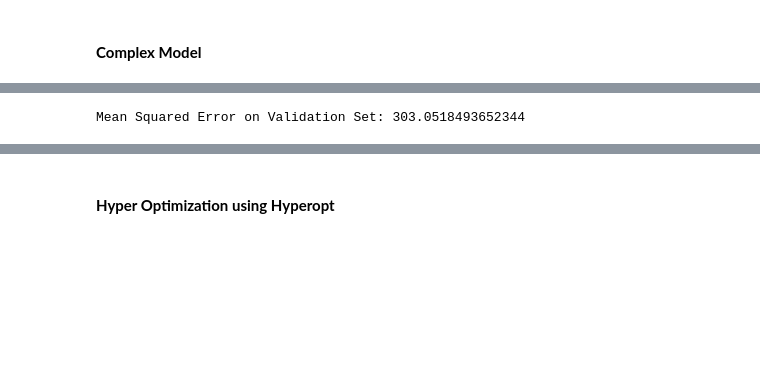
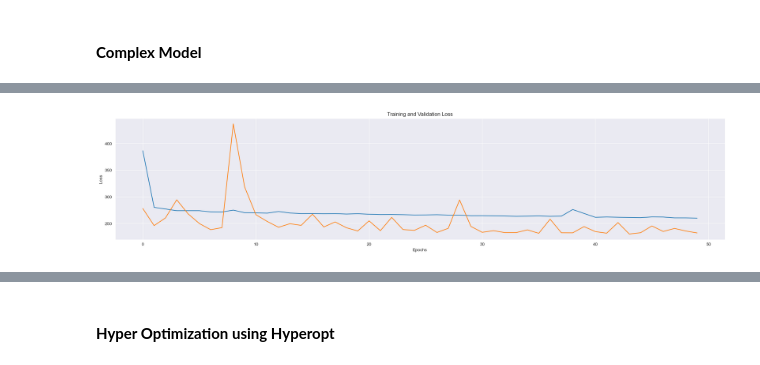
Before and after one commit to gitbharrat/delivery_time_nn, a Jupyter notebook: notebook/delivery_time_estimation.ipynb, the cells around one changed output, grey strips where cells are left out. Saved outputs shown, nothing was run; the diff lists cells and outputs as text; code cells hidden in the pictures; blank space fills up the shorter version.

```diff
--- a/notebook/delivery_time_estimation.ipynb
+++ b/notebook/delivery_time_estimation.ipynb
@@ -1044,12 +1115,13 @@ def train_model(model, train_loader, val_loader, epochs=50, learning_rate=0.0001
     return model
 # %%
-# Log experiment with MLflow
+# Log experiment with MlFlow
+
 mlflow.set_experiment("Enhanced NN")
 
 with mlflow.start_run():
-    mlflow.log_param("epochs", 100)
-    mlflow.log_param("learning_rate", 0.0001)
-    mlflow.log_param("batch_size", 1024)
+    mlflow.log_param("epochs", 50)
+    mlflow.log_param("learning_rate", 0.01)
+    mlflow.log_param("batch_size", 512)
 
     model = train_model(model, train_loader, val_loader, epochs = 50)
 
@@ -1068,0 +1145 @@ with mlflow.start_run():
+[figure, added]
@@ -1076 +1148,0 @@ Epoch 50/50, Training Loss: 569.5548710414341, Validation Loss: 302.888759940011
-Mean Squared Error on Validation Set: 303.0518493652344
```
Also changed, not shown: parts of 28 cells of this notebook, 1 other file.
